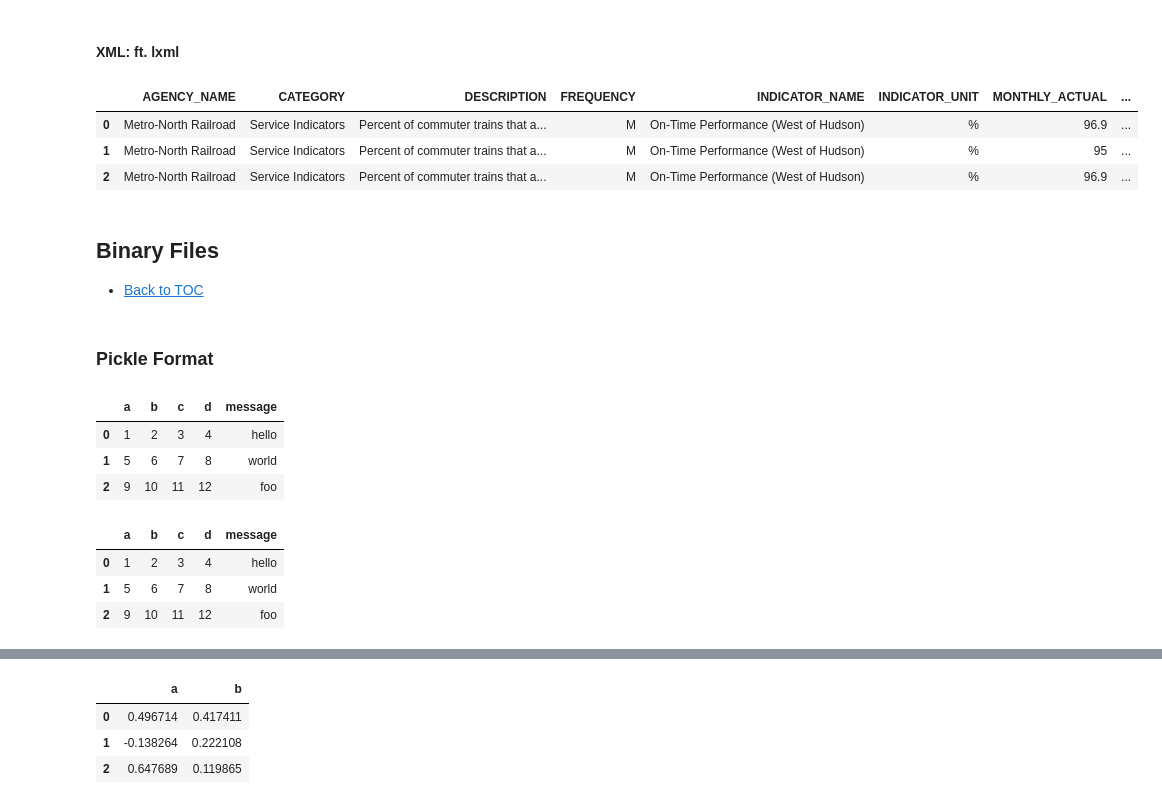
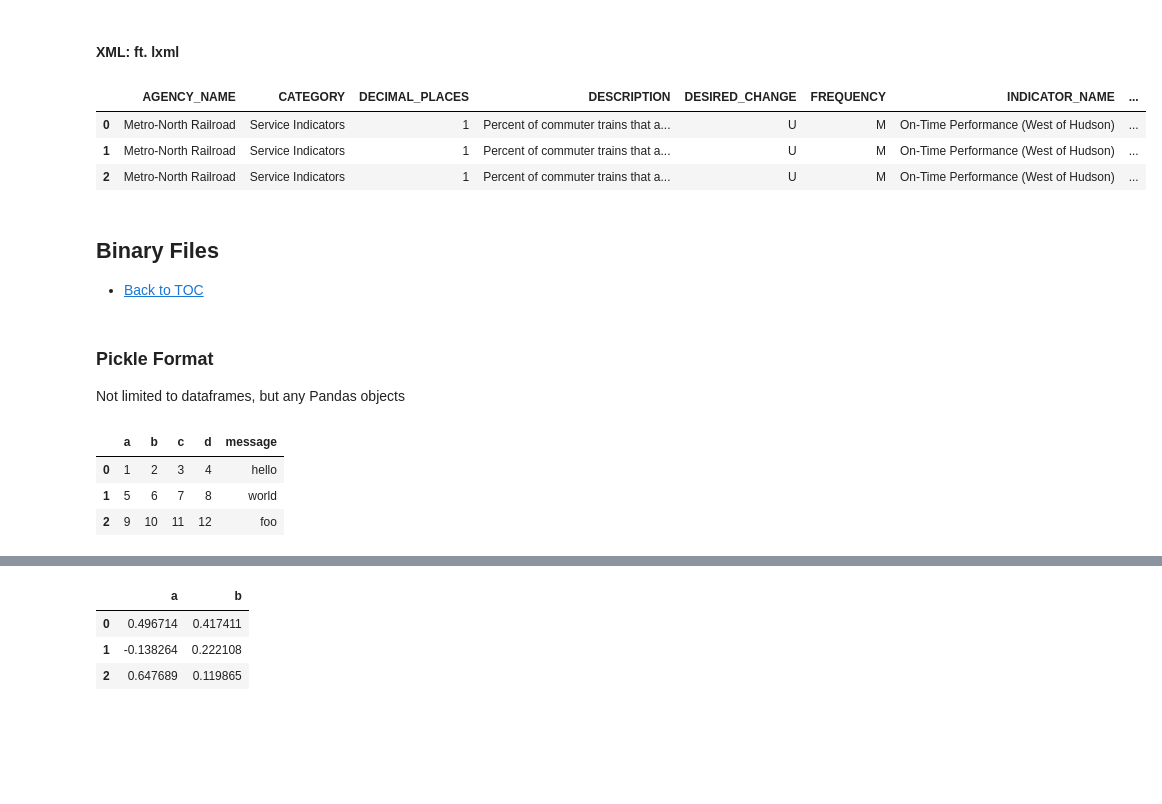
Before and after one commit to weihua77/Data_Science_Daily, a Jupyter notebook: Data_Wrangling_Python/Handling_Data_Formats.ipynb, the cells around one changed output, grey strips where cells are left out. Drawn from its saved outputs; the diff is of its cells as text; code cells hidden in the pictures; blank space fills up the shorter version.

```diff
--- a/Data_Wrangling_Python/Handling_Data_Formats.ipynb
+++ b/Data_Wrangling_Python/Handling_Data_Formats.ipynb
@@ -203,33 +211,30 @@ df.head(3)
 # %%
 from lxml import objectify
 
 file = 'examples/Performance_MNR.xml'
 root = objectify.parse(open(file)).getroot()
 
 data = []
-skip_fields = ['PARENT_SEQ', 'INDICATOR_SEQ',
-               'DESIRED_CHANGE', 'DECIMAL_PLACES']
 
-# loop through all INDICATOR fields
+# loop through all INDICATOR fields, each INDICATOR field contains one row of data
 for row in root.INDICATOR:
     row_data = {}
     for col in row.getchildren():
-        if col.tag in skip_fields:
-            continue
         row_data[col.tag] = col.pyval
     data.append(row_data)
 df = pd.DataFrame(data)
 df.head(3)
 # %% [output]
-|  | AGENCY_NAME | CATEGORY | DESCRIPTION | FREQUENCY | INDICATOR_NAME | INDICATOR_UNIT | MONTHLY_ACTUAL | ... |
-| 0 | Metro-North Railroad | Service Indicators | Percent of commuter trains that a... | M | On-Time Performance (West of Hudson) | % | 96.9 | ... |
-| 1 | Metro-North Railroad | Service Indicators | Percent of commuter trains that a... | M | On-Time Performance (West of Hudson) | % | 95 | ... |
-| 2 | Metro-North Railroad | Service Indicators | Percent of commuter trains that a... | M | On-Time Performance (West of Hudson) | % | 96.9 | ... |
+|  | AGENCY_NAME | CATEGORY | DECIMAL_PLACES | DESCRIPTION | DESIRED_CHANGE | FREQUENCY | INDICATOR_NAME | ... |
+| 0 | Metro-North Railroad | Service Indicators | 1 | Percent of commuter trains that a... | U | M | On-Time Performance (West of Hudson) | ... |
+| 1 | Metro-North Railroad | Service Indicators | 1 | Percent of commuter trains that a... | U | M | On-Time Performance (West of Hudson) | ... |
+| 2 | Metro-North Railroad | Service Indicators | 1 | Percent of commuter trains that a... | U | M | On-Time Performance (West of Hudson) | ... |
 # %% [markdown]
 ## <a id='2'> Binary Files
 - <a href='#0'> Back to TOC
-# %% [markdown]
-### Pickle Format
+# %% [markdown]
+### Pickle Format
+Not limited to dataframes, but any Pandas objects
 # %%
 ## pickle: short-term storage, error-prone if pickle versions differ
 df = pd.read_csv('examples/ex1.csv')
@@ -239,14 +246,6 @@ df
 | 0 | 1 | 2 | 3 | 4 | hello |
 | 1 | 5 | 6 | 7 | 8 | world |
 | 2 | 9 | 10 | 11 | 12 | foo |
-# %%
-df.to_pickle('examples/frame_pickle')
-pd.read_pickle('examples/frame_pickle')
-# %% [output]
-|  | a | b | c | d | message |
-| 0 | 1 | 2 | 3 | 4 | hello |
-| 1 | 5 | 6 | 7 | 8 | world |
-| 2 | 9 | 10 | 11 | 12 | foo |
 # %% [markdown]
 ### HDF5 Format
 HDF: hierarchical data format <br>
```
Also changed, not shown: parts of 22 cells of this notebook, 1 other file.
